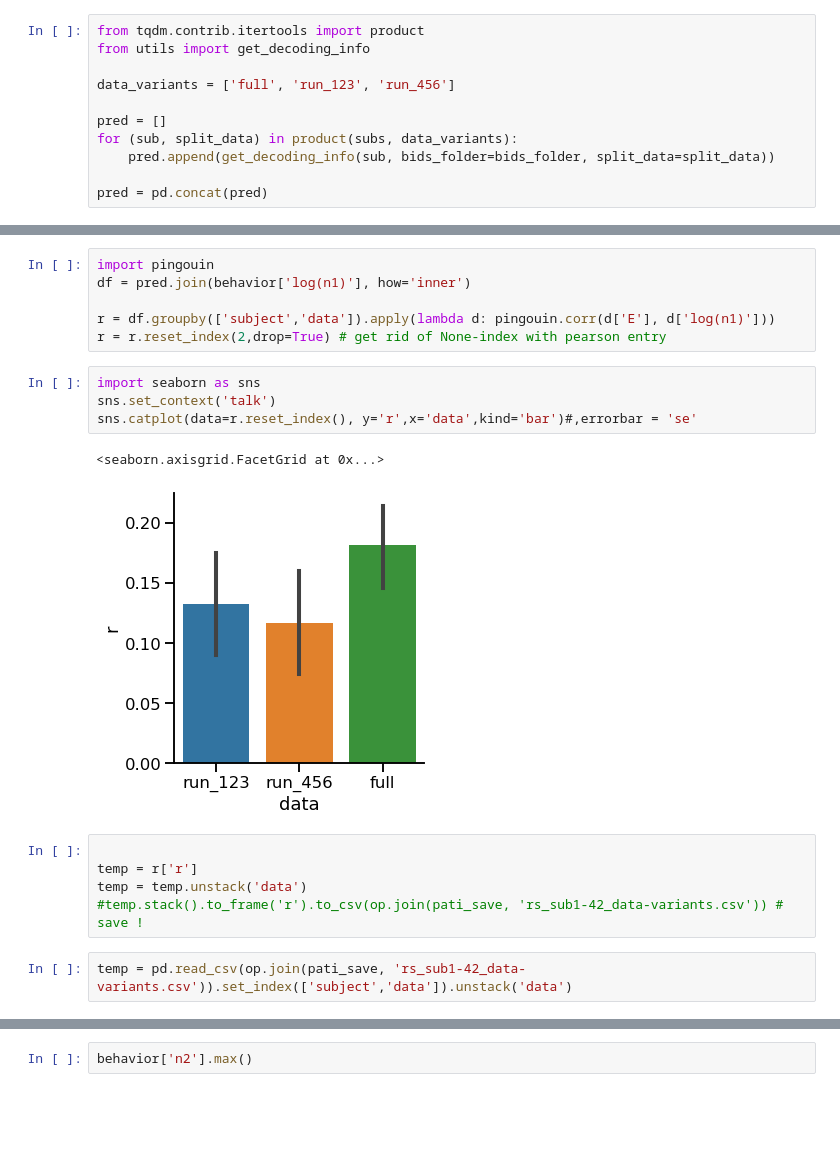
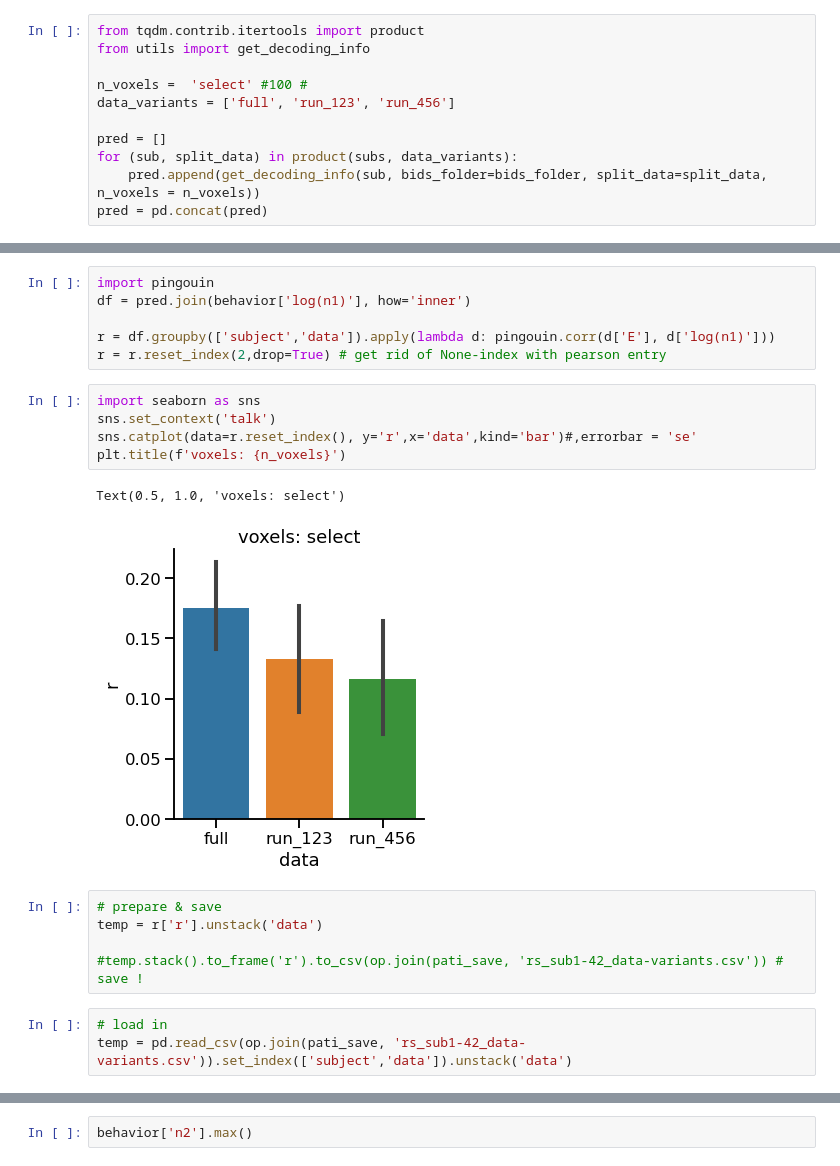
Before and after one commit to mrenke/numrisk, a Jupyter notebook: numrisk/halfdata_analysis/decoding_halfdata_comp.ipynb, the cells around one changed output, grey strips where cells are left out. Drawn from its saved outputs; the diff is of its cells as text; blank space fills up the shorter version.

```diff
--- a/numrisk/halfdata_analysis/decoding_halfdata_comp.ipynb
+++ b/numrisk/halfdata_analysis/decoding_halfdata_comp.ipynb
@@ -35,10 +35,10 @@ pred = pd.concat(pred)
 from tqdm.contrib.itertools import product
 from utils import get_decoding_info
 
+n_voxels =  'select' #100 #
 data_variants = ['full', 'run_123', 'run_456']
 
 pred = []
 for (sub, split_data) in product(subs, data_variants):
-    pred.append(get_decoding_info(sub, bids_folder=bids_folder, split_data=split_data))
-
+    pred.append(get_decoding_info(sub, bids_folder=bids_folder, split_data=split_data, n_voxels = n_voxels))
 pred = pd.concat(pred)
@@ -64,14 +51,16 @@ r = r.reset_index(2,drop=True) # get rid of None-index with pearson entry
 # %%
 import seaborn as sns
 sns.set_context('talk')
 sns.catplot(data=r.reset_index(), y='r',x='data',kind='bar')#,errorbar = 'se'
+plt.title(f'voxels: {n_voxels}')
 # %% [output]
-<seaborn.axisgrid.FacetGrid at 0x...>
+Text(0.5, 1.0, 'voxels: select')
-[figure, old version]
+[figure, new version]
 # %%
+# prepare & save
+temp = r['r'].unstack('data')
 
-temp = r['r']
-temp = temp.unstack('data')
 #temp.stack().to_frame('r').to_csv(op.join(pati_save, 'rs_sub1-42_data-variants.csv')) # save !
 # %%
+# load in
 temp = pd.read_csv(op.join(pati_save, 'rs_sub1-42_data-variants.csv')).set_index(['subject','data']).unstack('data')
```
Also changed, not shown: parts of 3 cells of this notebook, 3 other files.
